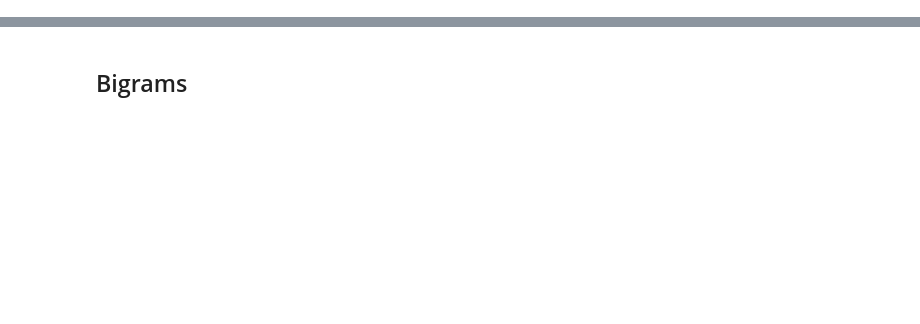
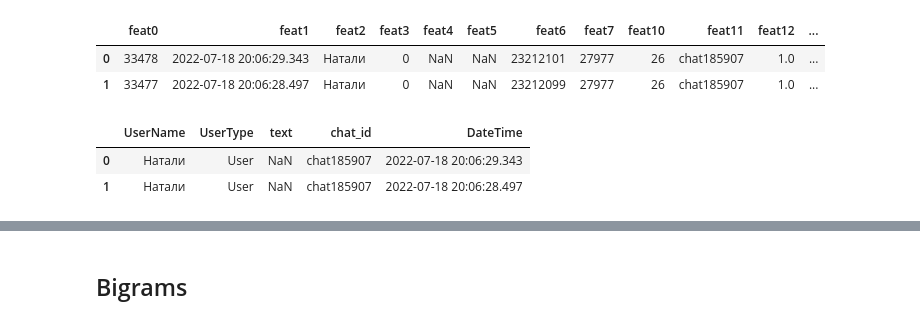
Before and after one commit to Meirlen/DataScince, a Jupyter notebook: Untitled0.ipynb, the cells around one changed output, grey strips where cells are left out. Saved outputs shown, nothing was run; the diff lists cells and outputs as text; code cells hidden in the pictures; blank space fills up the shorter version.

```diff
--- a/Untitled0.ipynb
+++ b/Untitled0.ipynb
@@ -26,0 +54,17 @@ df_marafon.columns = headers
+# %%
+# удалим неинформативные признаки
+df_marafon.drop(['feat25', 'feat23', 'feat14', 'feat14','feat8','feat9'], axis=1, inplace=True)
+df_marafon.head(2)
+# %% [output]
+|  | feat0 | feat1 | feat2 | feat3 | feat4 | feat5 | feat6 | feat7 | feat10 | feat11 | feat12 | ... |
+| 0 | 33478 | 2022-07-18 20:06:29.343 | Натали | 0 | NaN | NaN | 23212101 | 27977 | 26 | chat185907 | 1.0 | ... |
+| 1 | 33477 | 2022-07-18 20:06:28.497 | Натали | 0 | NaN | NaN | 23212099 | 27977 | 26 | chat185907 | 1.0 | ... |
+# %%
+df_marafon.rename(columns = {'feat4':'UserType', 'feat2':'UserName', 'feat5':'text', 'feat1':'DateTime','feat11':'chat_id'}, inplace = True)
+df_marafon = df_marafon[['UserName','UserType','text','chat_id','DateTime']]
+df_marafon['UserType'] = df_marafon['UserType'].fillna('User')
+df_marafon.loc[:100].head(2)
+# %% [output]
+|  | UserName | UserType | text | chat_id | DateTime |
+| 0 | Натали | User | NaN | chat185907 | 2022-07-18 20:06:29.343 |
+| 1 | Натали | User | NaN | chat185907 | 2022-07-18 20:06:28.497 |
```
Also changed, not shown: parts of 42 cells of this notebook.
